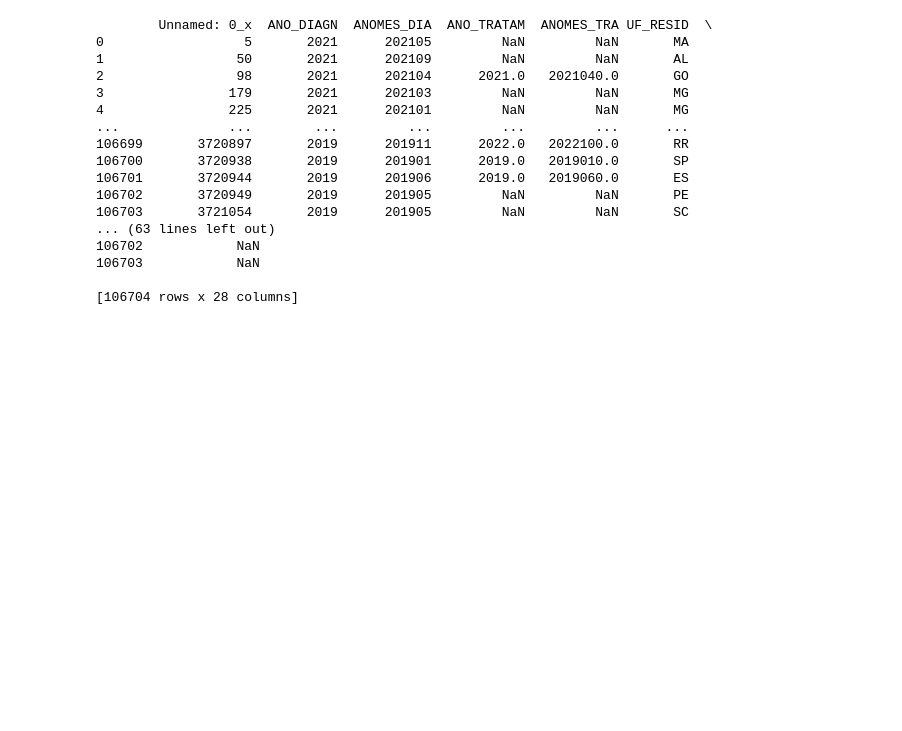
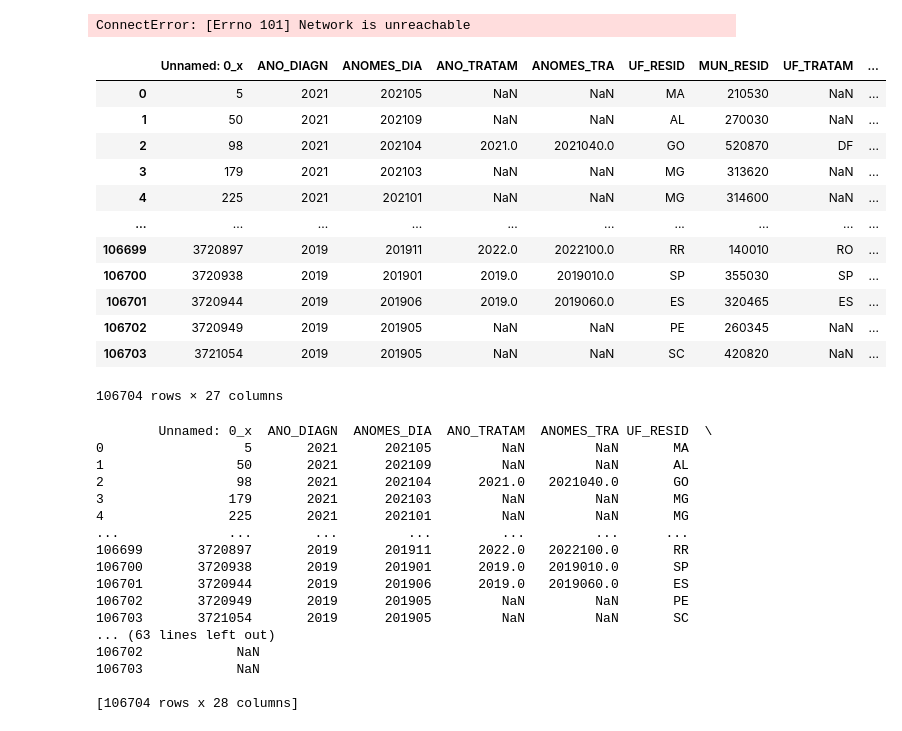
Before and after one commit to felipeasr/dash_oncoloico, a Jupyter notebook: Analise.ipynb, the cells around one changed output. Drawn from its saved outputs; the diff is of its cells as text; code cells hidden in the pictures; blank space fills up the shorter version.

```diff
--- a/Analise.ipynb
+++ b/Analise.ipynb
@@ -1,3 +1,55 @@
+# %%
+import pandas as pd
+from googletrans import Translator
+
+# Função para traduzir uma única string usando Google Translate
+def translate_text(text, target_language='en'):
+    translator = Translator()
+    translation = translator.translate(text, dest=target_language)
+    return translation.text
+
+# Função para traduzir todas as strings em uma lista
+def translate_list(lst, target_language='en'):
+    return [translate_text(item, target_language) for item in lst]
+
+# Função para traduzir as colunas específicas do DataFrame
+def translate_columns(df, columns, target_language='en'):
+    for column in columns:
+        df[column] = translate_list(df[column], target_language)
+    return df
+
+# Carregar o CSV
+file_path = 'PainelOncoPediatricoBr_Completo.csv'
+df = pd.read_csv(file_path, encoding='utf-8')
+
+# Especificar as colunas que você deseja traduzir
+columns_to_translate = ['DIAG_DETH', 'SEXO']
+
+# Traduzir as colunas especificadas
+df = translate_columns(df, columns_to_translate)
+
+# Salvar o DataFrame traduzido de volta para o CSV
+df.to_csv('PainelOncoPediatricoBr_EN.csv', index=False, encoding='utf-8')
+# %% [output]
+ConnectError: [Errno 101] Network is unreachable
+# %%
+import pandas as pd
+df = pd.read_csv('PainelOncoPediatricoBr_Completo.csv', sep=",",encoding='utf-8')
+df
+# %% [output]
+|  | Unnamed: 0_x | ANO_DIAGN | ANOMES_DIA | ANO_TRATAM | ANOMES_TRA | UF_RESID | MUN_RESID | UF_TRATAM | ... |
+| 0 | 5 | 2021 | 202105 | NaN | NaN | MA | 210530 | NaN | ... |
+| 1 | 50 | 2021 | 202109 | NaN | NaN | AL | 270030 | NaN | ... |
+| 2 | 98 | 2021 | 202104 | 2021.0 | 2021040.0 | GO | 520870 | DF | ... |
+| 3 | 179 | 2021 | 202103 | NaN | NaN | MG | 313620 | NaN | ... |
+| 4 | 225 | 2021 | 202101 | NaN | NaN | MG | 314600 | NaN | ... |
+| ... | ... | ... | ... | ... | ... | ... | ... | ... | ... |
+| 106699 | 3720897 | 2019 | 201911 | 2022.0 | 2022100.0 | RR | 140010 | RO | ... |
+| 106700 | 3720938 | 2019 | 201901 | 2019.0 | 2019010.0 | SP | 355030 | SP | ... |
+| 106701 | 3720944 | 2019 | 201906 | 2019.0 | 2019060.0 | ES | 320465 | ES | ... |
+| 106702 | 3720949 | 2019 | 201905 | NaN | NaN | PE | 260345 | NaN | ... |
+| 106703 | 3721054 | 2019 | 201905 | NaN | NaN | SC | 420820 | NaN | ... |
+106704 rows × 27 columns
 # %%
 #PainelOncoPediatricoBr_Completo.csv
 import pandas as pd
```
Also changed, not shown: parts of 4 cells of this notebook, 11 other files.
